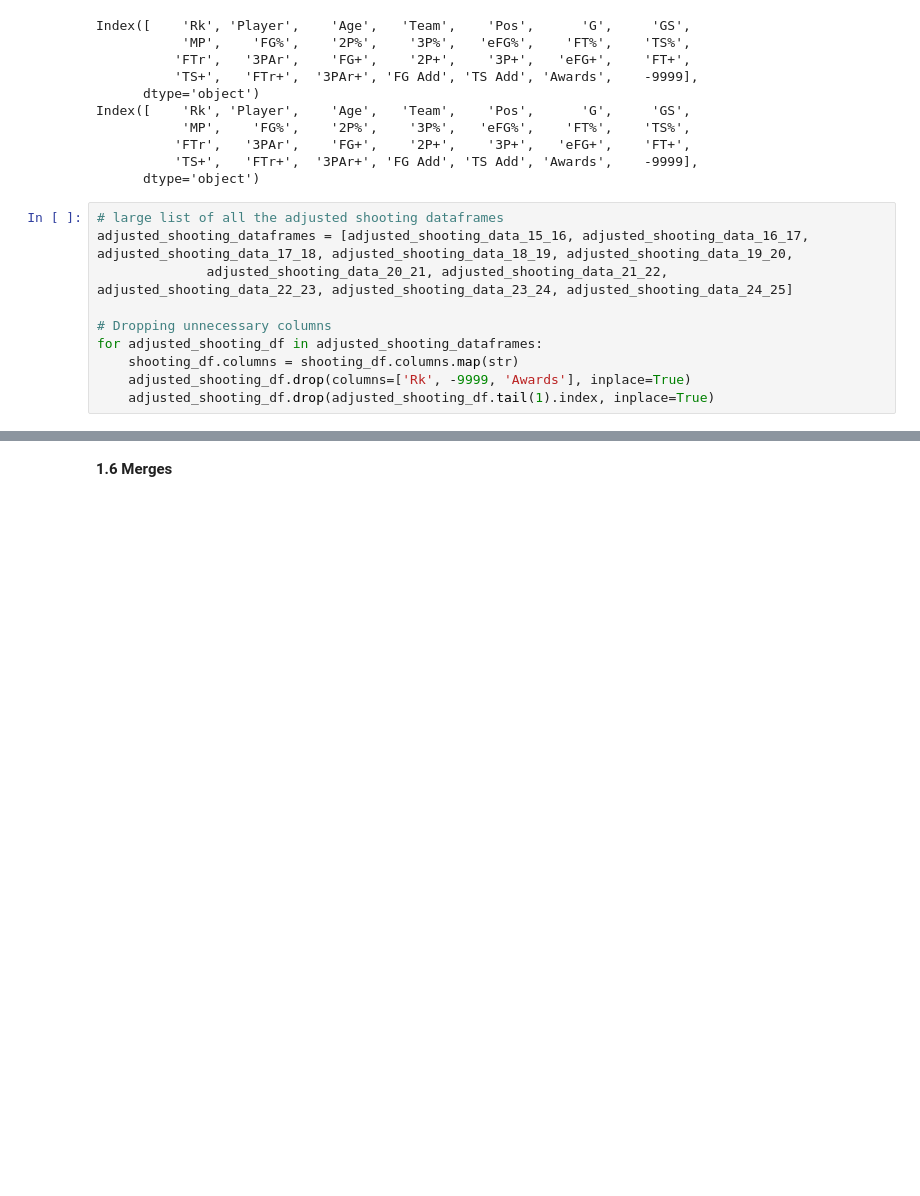
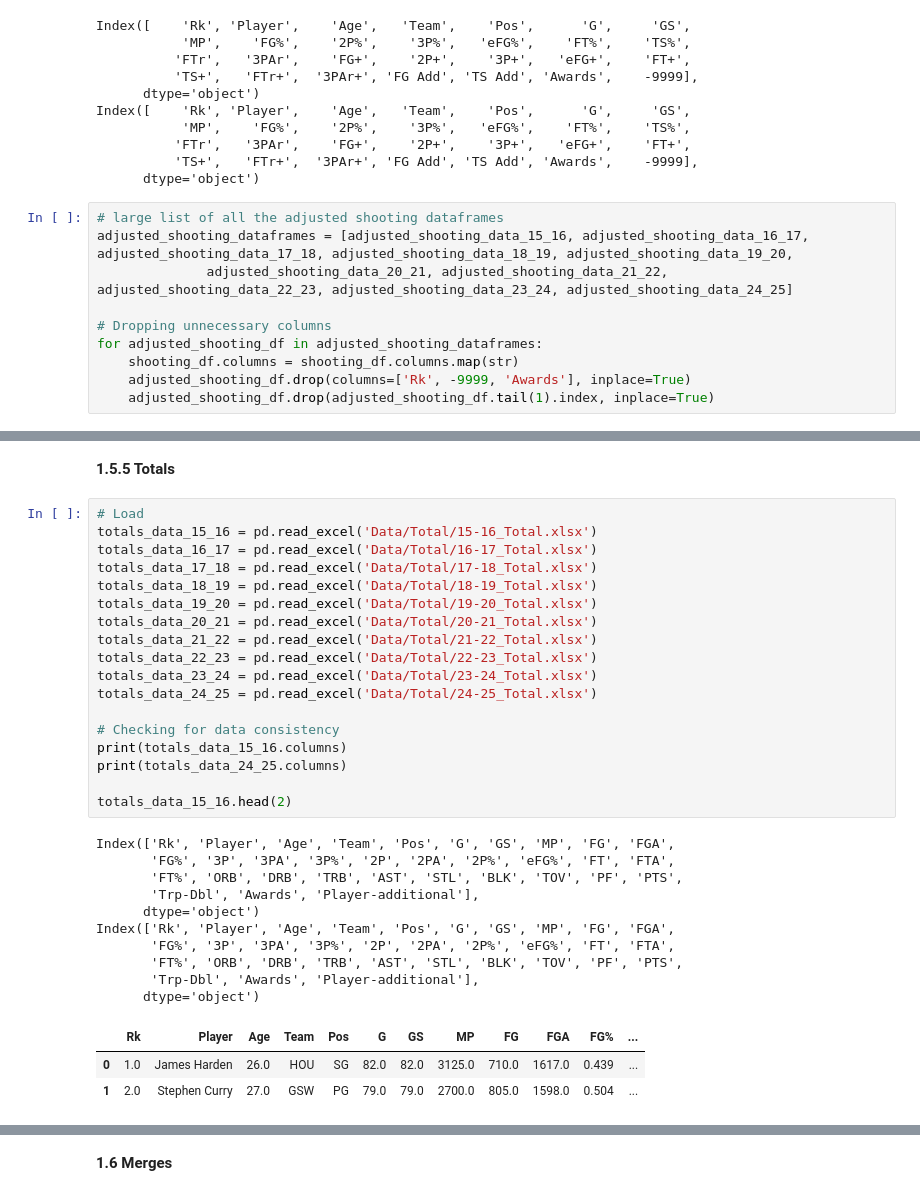
Before and after one commit to JZ-17/NESSIS, a Jupyter notebook: NESSIS.ipynb, the cells around one changed output, grey strips where cells are left out. Saved outputs shown, nothing was run; the diff lists cells and outputs as text; blank space fills up the shorter version.

```diff
--- a/NESSIS.ipynb
+++ b/NESSIS.ipynb
@@ -341,0 +338,34 @@ Index(['Player', 'Age', 'Team', 'Pos', 'G', 'GS', 'MP', 'FG%', '2P%', '3P%',
+# %% [markdown]
+**1.5.5 Totals**
+# %%
+# Load
+totals_data_15_16 = pd.read_excel('Data/Total/15-16_Total.xlsx')
+totals_data_16_17 = pd.read_excel('Data/Total/16-17_Total.xlsx')
+totals_data_17_18 = pd.read_excel('Data/Total/17-18_Total.xlsx')
+totals_data_18_19 = pd.read_excel('Data/Total/18-19_Total.xlsx')
+totals_data_19_20 = pd.read_excel('Data/Total/19-20_Total.xlsx')
+totals_data_20_21 = pd.read_excel('Data/Total/20-21_Total.xlsx')
+totals_data_21_22 = pd.read_excel('Data/Total/21-22_Total.xlsx')
+totals_data_22_23 = pd.read_excel('Data/Total/22-23_Total.xlsx')
+totals_data_23_24 = pd.read_excel('Data/Total/23-24_Total.xlsx')
+totals_data_24_25 = pd.read_excel('Data/Total/24-25_Total.xlsx')
+
+# Checking for data consistency
+print(totals_data_15_16.columns)
+print(totals_data_24_25.columns)
+
+totals_data_15_16.head(2)
+# %% [output]
+Index(['Rk', 'Player', 'Age', 'Team', 'Pos', 'G', 'GS', 'MP', 'FG', 'FGA',
+       'FG%', '3P', '3PA', '3P%', '2P', '2PA', '2P%', 'eFG%', 'FT', 'FTA',
+       'FT%', 'ORB', 'DRB', 'TRB', 'AST', 'STL', 'BLK', 'TOV', 'PF', 'PTS',
+       'Trp-Dbl', 'Awards', 'Player-additional'],
+      dtype='object')
+Index(['Rk', 'Player', 'Age', 'Team', 'Pos', 'G', 'GS', 'MP', 'FG', 'FGA',
+       'FG%', '3P', '3PA', '3P%', '2P', '2PA', '2P%', 'eFG%', 'FT', 'FTA',
+       'FT%', 'ORB', 'DRB', 'TRB', 'AST', 'STL', 'BLK', 'TOV', 'PF', 'PTS',
+       'Trp-Dbl', 'Awards', 'Player-additional'],
+      dtype='object')
+|  | Rk | Player | Age | Team | Pos | G | GS | MP | FG | FGA | FG% | ... |
+| 0 | 1.0 | James Harden | 26.0 | HOU | SG | 82.0 | 82.0 | 3125.0 | 710.0 | 1617.0 | 0.439 | ... |
+| 1 | 2.0 | Stephen Curry | 27.0 | GSW | PG | 79.0 | 79.0 | 2700.0 | 805.0 | 1598.0 | 0.504 | ... |
```
Also changed, not shown: parts of 31 cells of this notebook, 12 other files.
